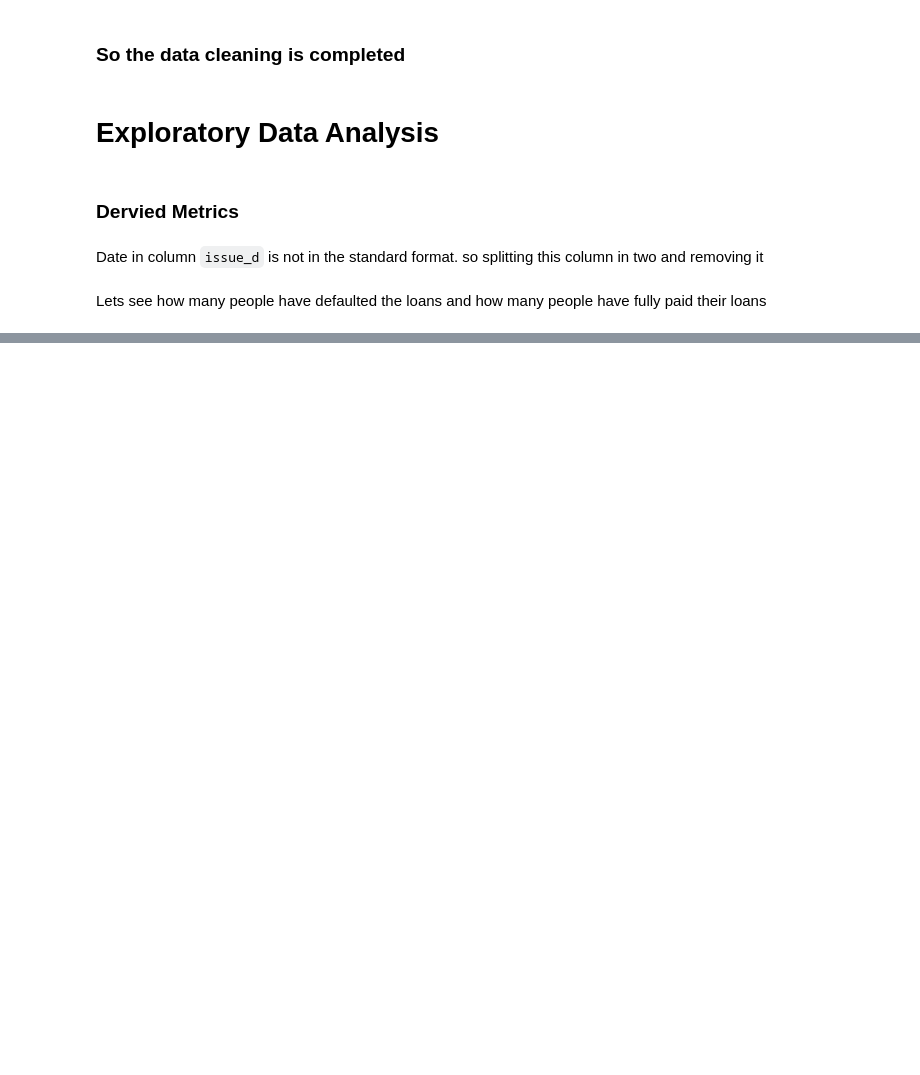
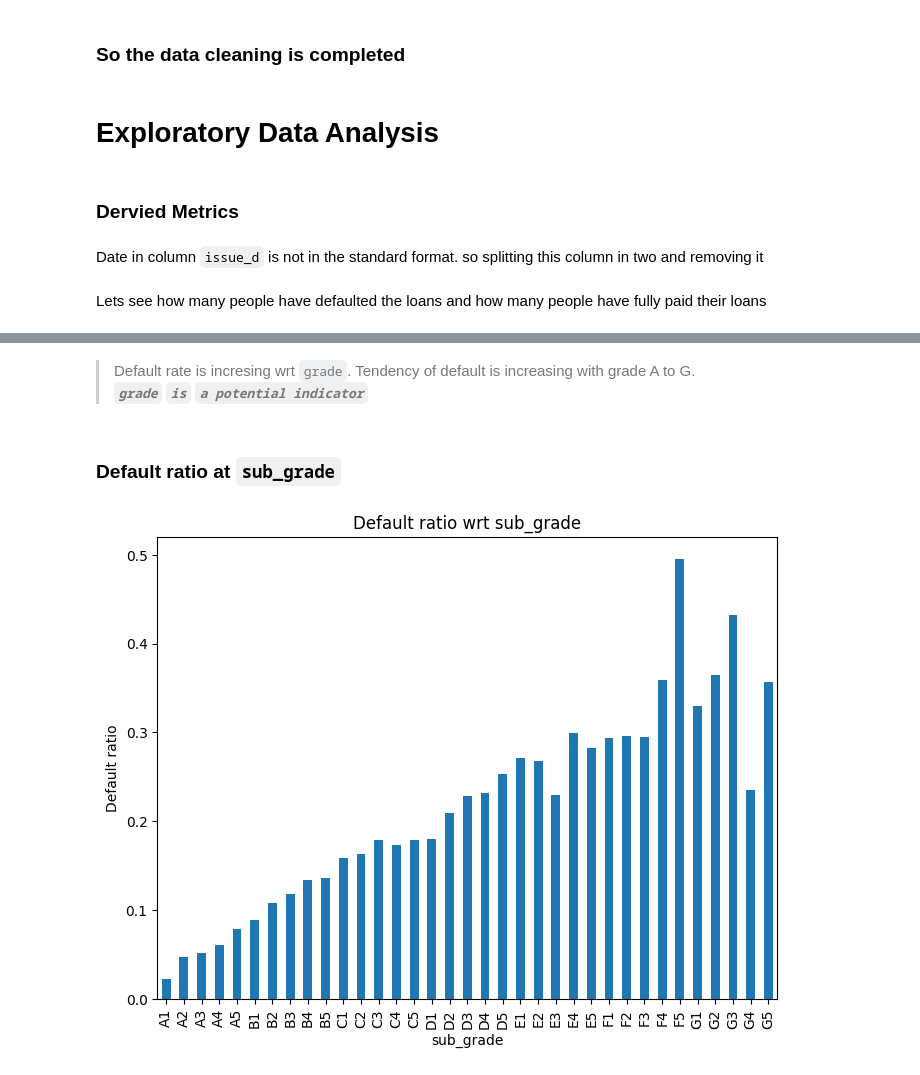
Before and after one commit to philipfranklin/LendingClubCaseStudy, a Jupyter notebook: default_analysis.ipynb, the cells around one changed output, grey strips where cells are left out. Drawn from its saved outputs; the diff is of its cells as text; code cells hidden in the pictures; blank space fills up the shorter version.

````diff
--- a/default_analysis.ipynb
+++ b/default_analysis.ipynb
@@ -336,0 +360,9 @@ sns.countplot(data=df, x='loan_status')
+# %% [markdown]
+> Default rate is incresing wrt ```grade```. Tendency of default is increasing with grade A to G.
+***```grade``` ```is```  ```a potential indicator```***
+# %% [markdown]
+### Default ratio at ```sub_grade```
+# %%
+uni_plotBar('sub_grade', xTicksRot=90)
+# %% [output]
+[figure, added]
````
Also changed, not shown: parts of 85 cells of this notebook.
